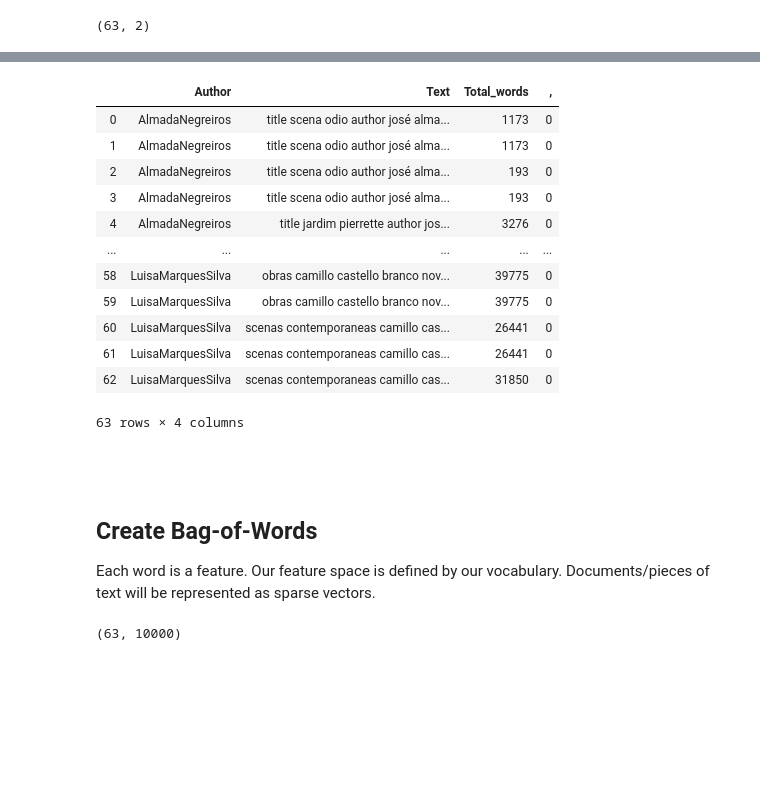
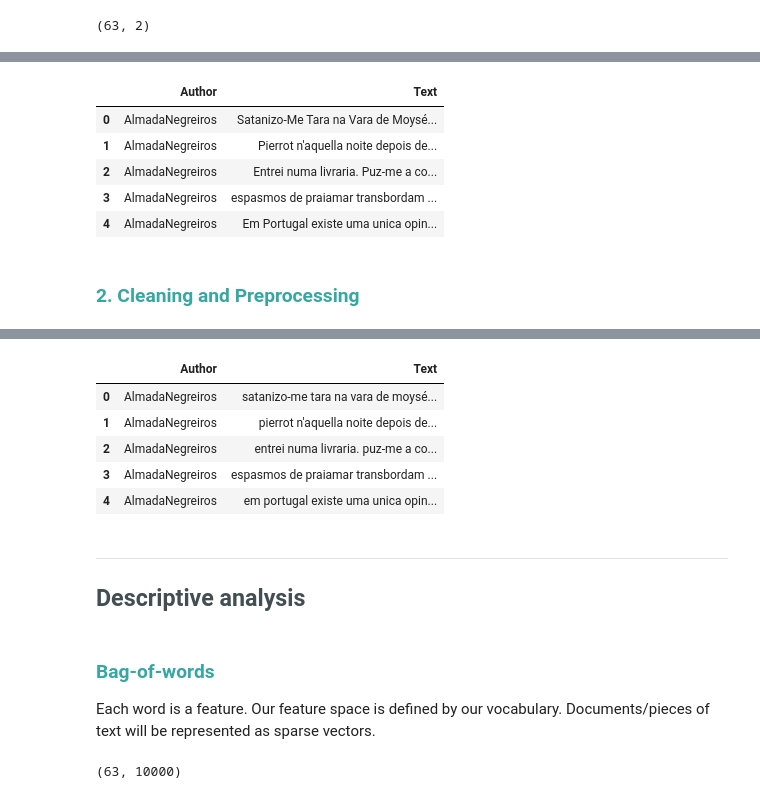
Before and after one commit to AbdallahZaher/TextMining, a Jupyter notebook: Text Mining - code.ipynb, the cells around one changed output, grey strips where cells are left out. Saved outputs shown, nothing was run; the diff lists cells and outputs as text; code cells hidden in the pictures; blank space fills up the shorter version.

```diff
--- a/Text Mining - code.ipynb
+++ b/Text Mining - code.ipynb
@@ -93,3 +102,18 @@ def label_counter(dataframe, field):
+# %%
+train_df.head(5)
+# %% [output]
+|  | Author | Text |
+| 0 | AlmadaNegreiros | Satanizo-Me Tara na Vara de Moysé... |
+| 1 | AlmadaNegreiros | Pierrot n'aquella noite depois de... |
+| 2 | AlmadaNegreiros | Entrei numa livraria. Puz-me a co... |
+| 3 | AlmadaNegreiros | espasmos de praiamar transbordam ... |
+| 4 | AlmadaNegreiros | Em Portugal existe uma unica opin... |
+# %% [markdown]
+
+
+
+
+<h3 style='color: #36A7A2'>2.  Cleaning and Preprocessing</h3>
 # %%
 def word_counter(text_list):
     """
@@ -137,22 +170,3 @@ def update_df(dataframe, list_updated):
 updates = clean(train_df["Text"], lemmatize = True, stemmer = False)
 # %% [output]
 [interactive output not drawn]
-# %%
-update_df(train_df, updates)
-train_df
-# %% [output]
-|  | Author | Text | Total_words | , |
-| 0 | AlmadaNegreiros | title scena odio author josé alma... | 1173 | 0 |
-| 1 | AlmadaNegreiros | title scena odio author josé alma... | 1173 | 0 |
-| 2 | AlmadaNegreiros | title scena odio author josé alma... | 193 | 0 |
-| 3 | AlmadaNegreiros | title scena odio author josé alma... | 193 | 0 |
-| 4 | AlmadaNegreiros | title jardim pierrette author jos... | 3276 | 0 |
-| ... | ... | ... | ... | ... |
-| 58 | LuisaMarquesSilva | obras camillo castello branco nov... | 39775 | 0 |
-| 59 | LuisaMarquesSilva | obras camillo castello branco nov... | 39775 | 0 |
-| 60 | LuisaMarquesSilva | scenas contemporaneas camillo cas... | 26441 | 0 |
-| 61 | LuisaMarquesSilva | scenas contemporaneas camillo cas... | 26441 | 0 |
-| 62 | LuisaMarquesSilva | scenas contemporaneas camillo cas... | 31850 | 0 |
-63 rows × 4 columns
-# %% [markdown]
-##
@@ -159,5 +175,20 @@ train_df
+# %%
+#Checking the current state of the dataframe
+update_df(train_df, updates)
+train_df.head(5)
+# %% [output]
+|  | Author | Text |
+| 0 | AlmadaNegreiros | satanizo-me tara na vara de moysé... |
+| 1 | AlmadaNegreiros | pierrot n'aquella noite depois de... |
+| 2 | AlmadaNegreiros | entrei numa livraria. puz-me a co... |
+| 3 | AlmadaNegreiros | espasmos de praiamar transbordam ... |
+| 4 | AlmadaNegreiros | em portugal existe uma unica opin... |
+# %% [markdown]
+<hr>
+
+<h2 style='color: #434e52'>Descriptive analysis </h2>
 # %% [markdown]
-## Create Bag-of-Words
+<h3 style='color: #36A7A2'>Bag-of-words</h3>
 
 Each word is a feature. Our feature space is defined by our vocabulary. Documents/pieces of text will be represented as sparse vectors.
 # %%
```
Also changed, not shown: parts of 178 cells of this notebook.
